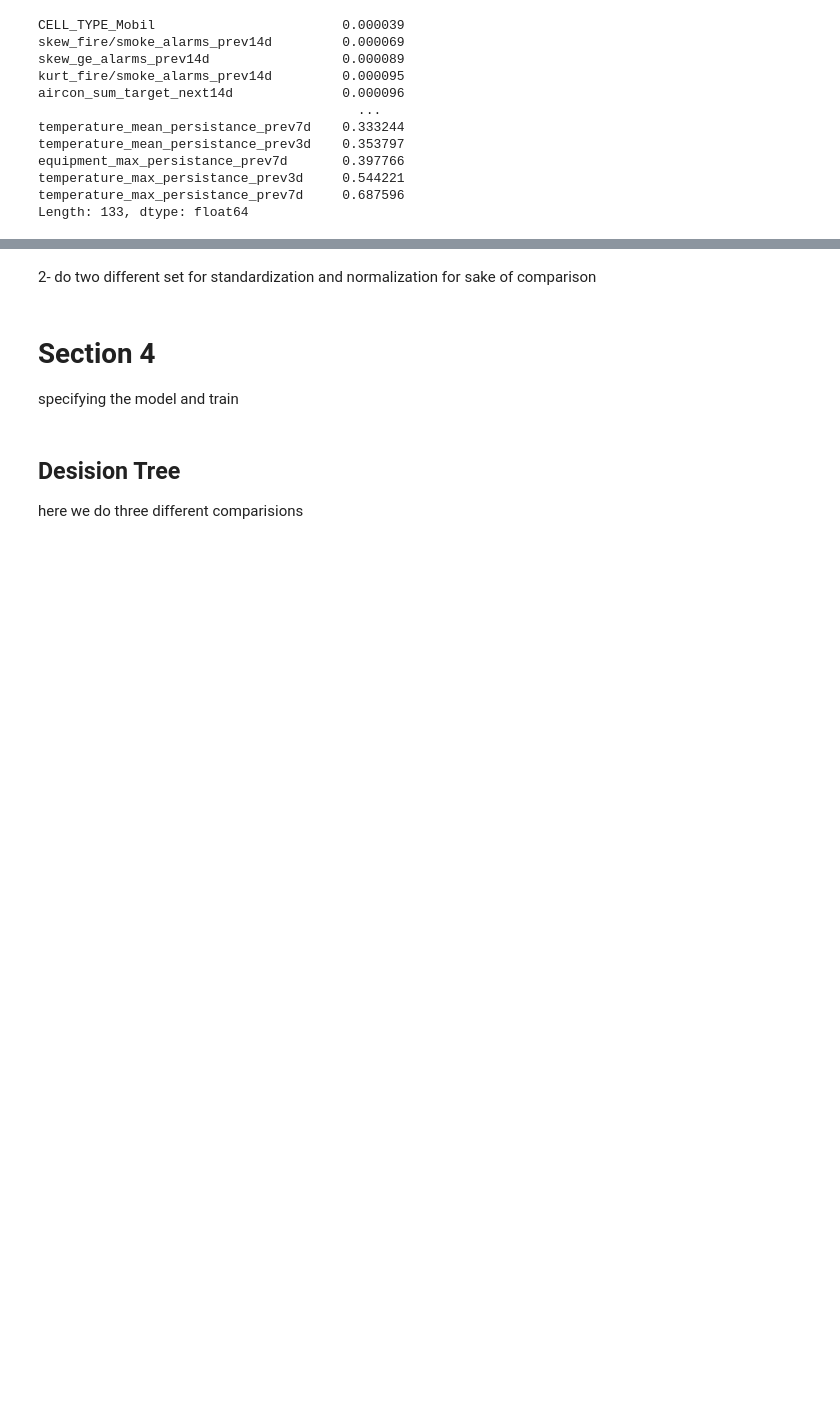
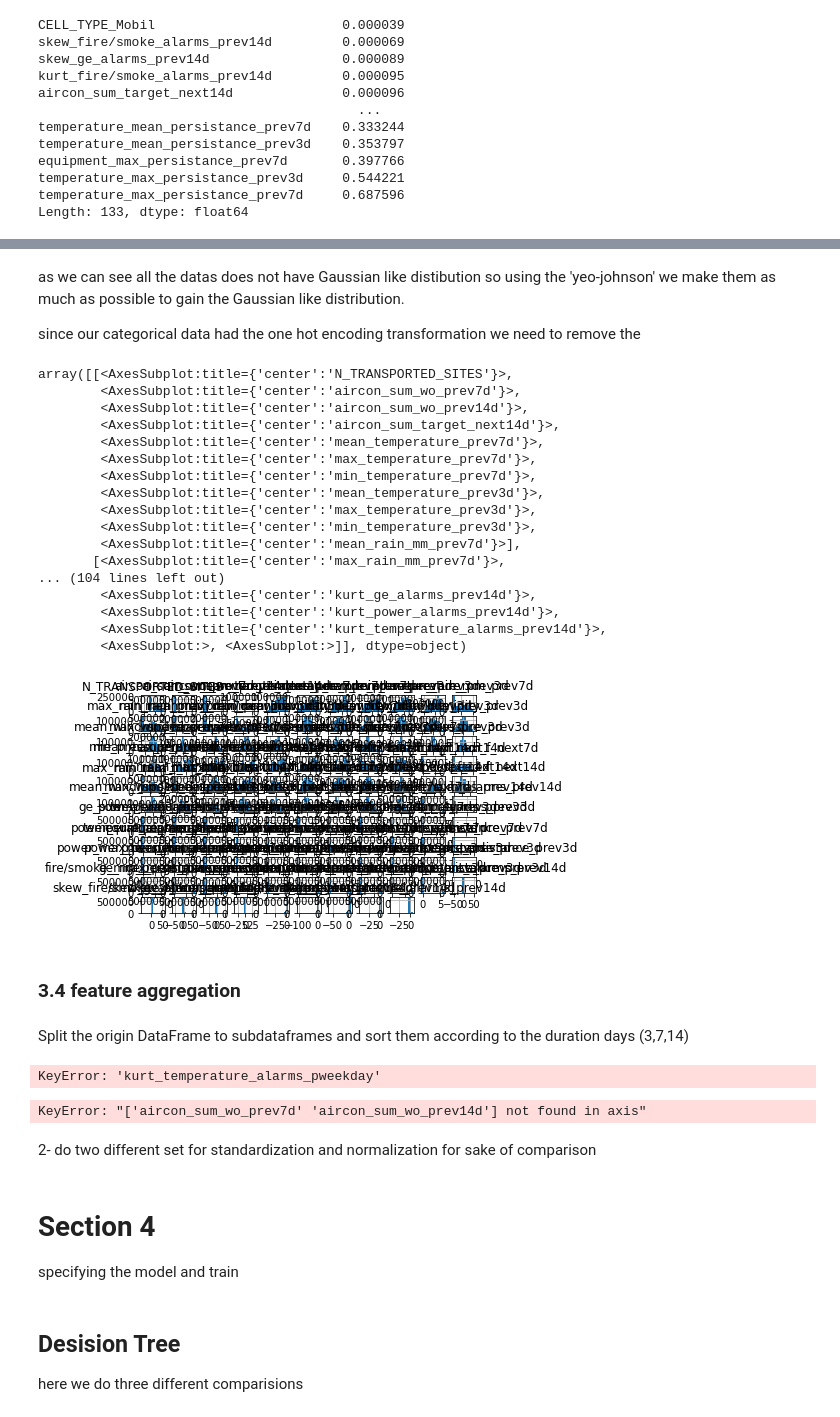
Before and after one commit to taratandel/Predictive-Maintenance, a Jupyter notebook: DMTM2020-Challenge-Part1.ipynb, the cells around one changed output, grey strips where cells are left out. Drawn from its saved outputs; the diff is of its cells as text; code cells hidden in the pictures; blank space fills up the shorter version.

```diff
--- a/DMTM2020-Challenge-Part1.ipynb
+++ b/DMTM2020-Challenge-Part1.ipynb
@@ -283,0 +352,46 @@ Now we have no duplicates if any
+# %% [markdown]
+as we can see all the datas does not have Gaussian like distibution so using the 'yeo-johnson' we make them as much as possible to gain the Gaussian like distribution.
+
+since our categorical data had the one hot encoding transformation we need to remove the
+# %%
+new_data = df.copy(deep=True)
+new_data = new_data.drop(columns= ['CELL_TYPE_Macro','CELL_TYPE_Mobil','CELL_TYPE_Tx site','CELL_TYPE_micro','GEOGRAPHIC_CLUSTER_K_0','GEOGRAPHIC_CLUSTER_K_1','GEOGRAPHIC_CLUSTER_K_2','GEOGRAPHIC_CLUSTER_K_3','GEOGRAPHIC_CLUSTER_K_4','GEOGRAPHIC_CLUSTER_K_5','GEOGRAPHIC_CLUSTER_K_6','GEOGRAPHIC_CLUSTER_K_7','GEOGRAPHIC_CLUSTER_K_8','GEOGRAPHIC_CLUSTER_K_9'])
+new_data_np = power_transform(new_data, method = 'yeo-johnson')
+new_data_pd = pd.DataFrame(new_data_np, columns =new_data.columns)
+# %%
+new_data_pd.hist(figsize=(60,60))
+# %% [output]
+array([[<AxesSubplot:title={'center':'N_TRANSPORTED_SITES'}>,
+        <AxesSubplot:title={'center':'aircon_sum_wo_prev7d'}>,
+        <AxesSubplot:title={'center':'aircon_sum_wo_prev14d'}>,
+        <AxesSubplot:title={'center':'aircon_sum_target_next14d'}>,
+        <AxesSubplot:title={'center':'mean_temperature_prev7d'}>,
+        <AxesSubplot:title={'center':'max_temperature_prev7d'}>,
+        <AxesSubplot:title={'center':'min_temperature_prev7d'}>,
+        <AxesSubplot:title={'center':'mean_temperature_prev3d'}>,
+        <AxesSubplot:title={'center':'max_temperature_prev3d'}>,
+        <AxesSubplot:title={'center':'min_temperature_prev3d'}>,
+        <AxesSubplot:title={'center':'mean_rain_mm_prev7d'}>],
+       [<AxesSubplot:title={'center':'max_rain_mm_prev7d'}>,
+... (104 lines left out)
+        <AxesSubplot:title={'center':'kurt_ge_alarms_prev14d'}>,
+        <AxesSubplot:title={'center':'kurt_power_alarms_prev14d'}>,
+        <AxesSubplot:title={'center':'kurt_temperature_alarms_prev14d'}>,
+        <AxesSubplot:>, <AxesSubplot:>]], dtype=object)
+[figure, added]
+# %% [markdown]
+### 3.4 feature aggregation
+# %% [markdown]
+Split the origin DataFrame to subdataframes and sort them according to the duration days (3,7,14)
+# %%
+categorical_df = df.loc[: ,'CELL_TYPE_Macro':'CELL_TYPE_micro'] + df.loc[: ,'GEOGRAPHIC_CLUSTER_K_0':'GEOGRAPHIC_CLUSTER_K_9']
+aircon_sum_wo_df = df.loc[:, 'aircon_sum_wo_prev7d' : 'aircon_sum_target_next14d']
+N_TRANSPORTED_SITES_df = df.loc[:,'N_TRANSPORTED_SITES']
+Numerical_df = df.loc[: , 'mean_temperature_prev7d':'min_pressure_f_next7d']
+Numerical_df = Numerical_df.reindex(sorted(Numerical_df.columns, reverse=True), axis=1)
+alarm_df = df.loc[: , 'equipment_sum_alarms_prev14d':'temperature_sum_alarms_prev3d']
+persistance_df = (df.loc[:, 'equipment_max_persistance_prev7d': 'temperature_min_persistance_prev3d'])
+persistance_df = persistance_df.reindex(sorted(persistance_df.columns, reverse=True), axis=1)
+skewKurt_df = df.loc[:,'skew_equipment_alarms_prev14d': 'kurt_temperature_alarms_pweekday']
+# %% [output]
+KeyError: 'kurt_temperature_alarms_pweekday'
@@ -284,3 +400,7 @@ Now we have no duplicates if any
+# %%
+New_Numerical = new_numerical_df(numerical_dic, Numerical_df)
+# %% [output]
+KeyError: "['aircon_sum_wo_prev7d' 'aircon_sum_wo_prev14d'] not found in axis"
 # %%
 # defining the targer and input
 target_variable = 'aircon_sum_target_next14d'
```
Also changed, not shown: parts of 21 cells of this notebook.
